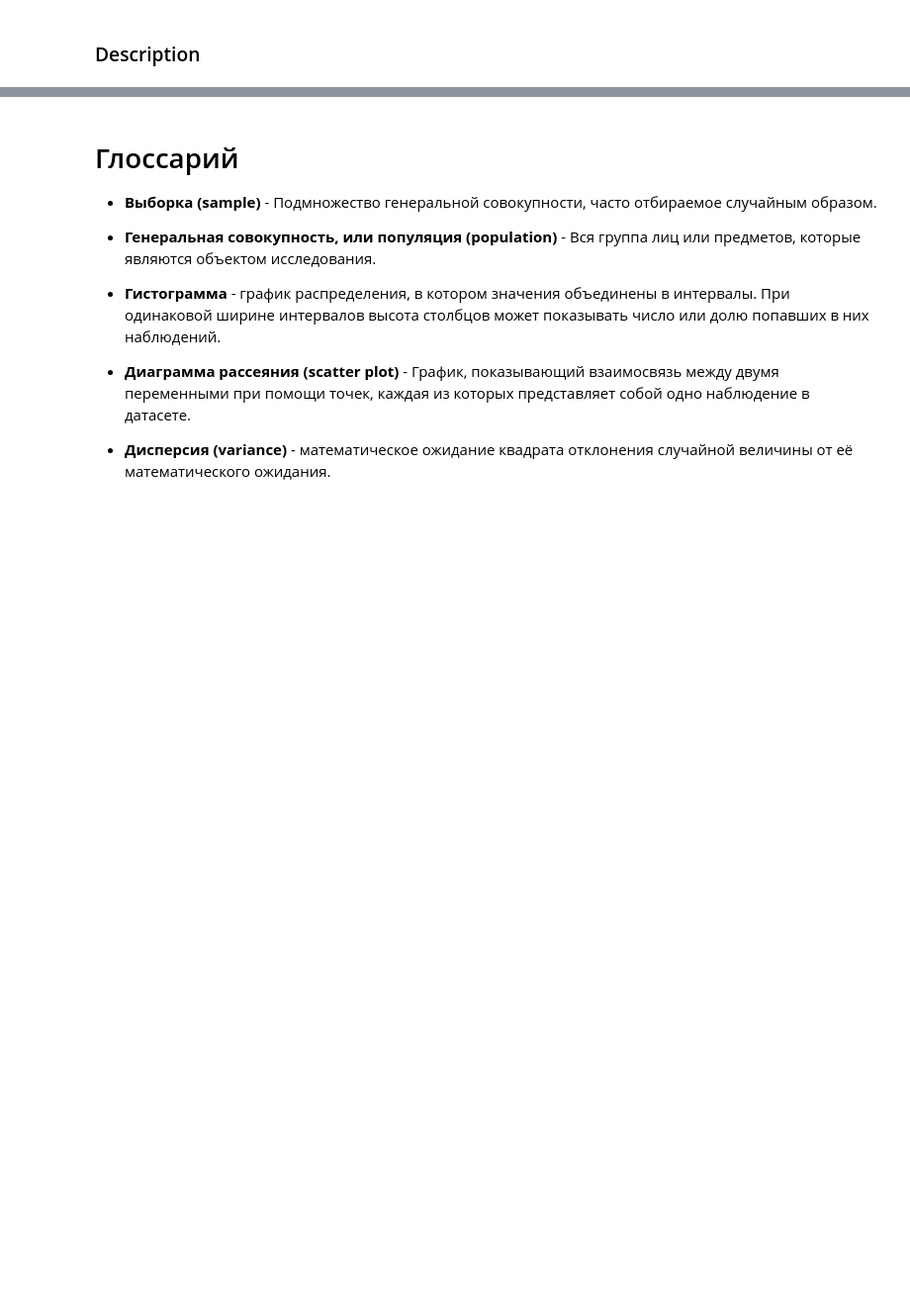
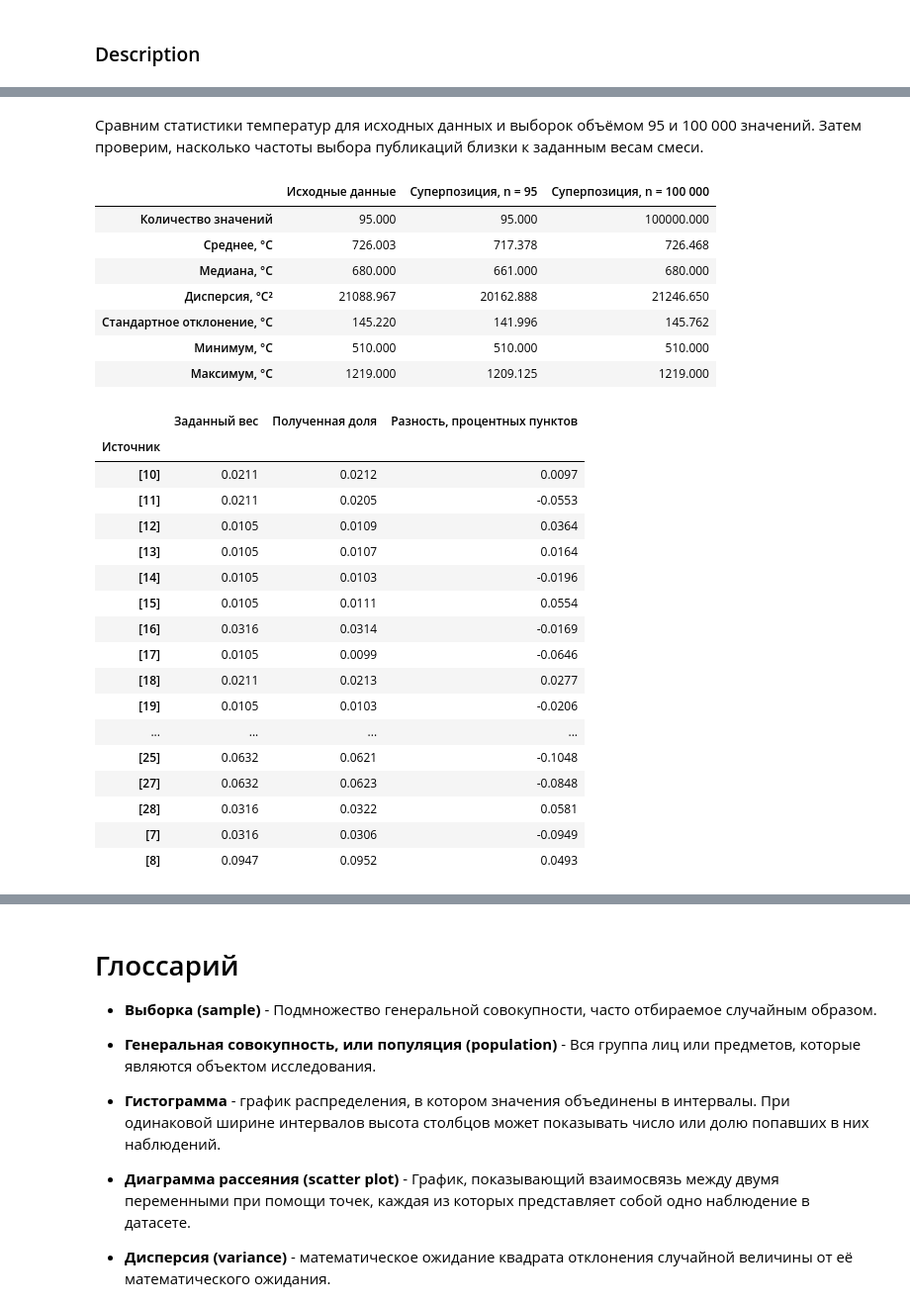
Before and after one commit to ekairaliev/AppStat-Lab01, a Jupyter notebook: AppStat_Lab01.ipynb, the cells around one changed output, grey strips where cells are left out. Shown at 99% size. Cells and saved outputs as stored; diff of their text form; code cells hidden in the pictures; blank space fills up the shorter version.

```diff
--- a/AppStat_Lab01.ipynb
+++ b/AppStat_Lab01.ipynb
@@ -4780,0 +5367,75 @@ display(delay_distance_comparison.round(4))
+# %% [markdown]
+Сравним статистики температур для исходных данных и выборок
+объёмом 95 и 100 000 значений. Затем проверим, насколько
+частоты выбора публикаций близки к заданным весам смеси.
+# %%
+temperature_mixture_95 = generate_temperature_mixture(
+    95, seed=2026
+)
+
+temperature_mixture_large = generate_temperature_mixture(
+    100_000, seed=2027
+)
+
+temperature_mixture_comparison = pd.DataFrame({
+    "Исходные данные": temperature_metrics(t_mg),
+    "Суперпозиция, n = 95": temperature_metrics(
+        temperature_mixture_95["temperature_c"]
+    ),
+    "Суперпозиция, n = 100 000": temperature_metrics(
+        temperature_mixture_large["temperature_c"]
+    )
+})
+
+display(temperature_mixture_comparison.round(3))
+
+temperature_generated_source_shares = (
+    temperature_mixture_large["source_reference"]
+    .value_counts(normalize=True)
+    .reindex(temperature_sources, fill_value=0)
+)
+
+temperature_source_check = pd.DataFrame({
+    "Заданный вес": temperature_source_weights,
+    "Полученная доля": (
+        temperature_generated_source_shares.to_numpy()
+    )
+}, index=temperature_sources)
+
+temperature_source_check.index.name = "Источник"
+
+temperature_source_check["Разность, процентных пунктов"] = (
+    100 * (
+        temperature_source_check["Полученная доля"]
+        - temperature_source_check["Заданный вес"]
+    )
+)
+
+display(temperature_source_check.round(4))
+# %% [output]
+|  | Исходные данные | Суперпозиция, n = 95 | Суперпозиция, n = 100 000 |
+| Количество значений | 95.000 | 95.000 | 100000.000 |
+| Среднее, °C | 726.003 | 717.378 | 726.468 |
+| Медиана, °C | 680.000 | 661.000 | 680.000 |
+| Дисперсия, °C² | 21088.967 | 20162.888 | 21246.650 |
+| Стандартное отклонение, °C | 145.220 | 141.996 | 145.762 |
+| Минимум, °C | 510.000 | 510.000 | 510.000 |
+| Максимум, °C | 1219.000 | 1209.125 | 1219.000 |
+|  | Заданный вес | Полученная доля | Разность, процентных пунктов |
+| Источник |  |  |  |
+| [10] | 0.0211 | 0.0212 | 0.0097 |
+| [11] | 0.0211 | 0.0205 | -0.0553 |
+| [12] | 0.0105 | 0.0109 | 0.0364 |
+| [13] | 0.0105 | 0.0107 | 0.0164 |
+| [14] | 0.0105 | 0.0103 | -0.0196 |
+| [15] | 0.0105 | 0.0111 | 0.0554 |
+| [16] | 0.0316 | 0.0314 | -0.0169 |
+| [17] | 0.0105 | 0.0099 | -0.0646 |
+| [18] | 0.0211 | 0.0213 | 0.0277 |
+| [19] | 0.0105 | 0.0103 | -0.0206 |
+| ... | ... | ... | ... |
+| [25] | 0.0632 | 0.0621 | -0.1048 |
+| [27] | 0.0632 | 0.0623 | -0.0848 |
+| [28] | 0.0316 | 0.0322 | 0.0581 |
+| [7] | 0.0316 | 0.0306 | -0.0949 |
+| [8] | 0.0947 | 0.0952 | 0.0493 |
```
Also changed, not shown: parts of 32 cells of this notebook.
